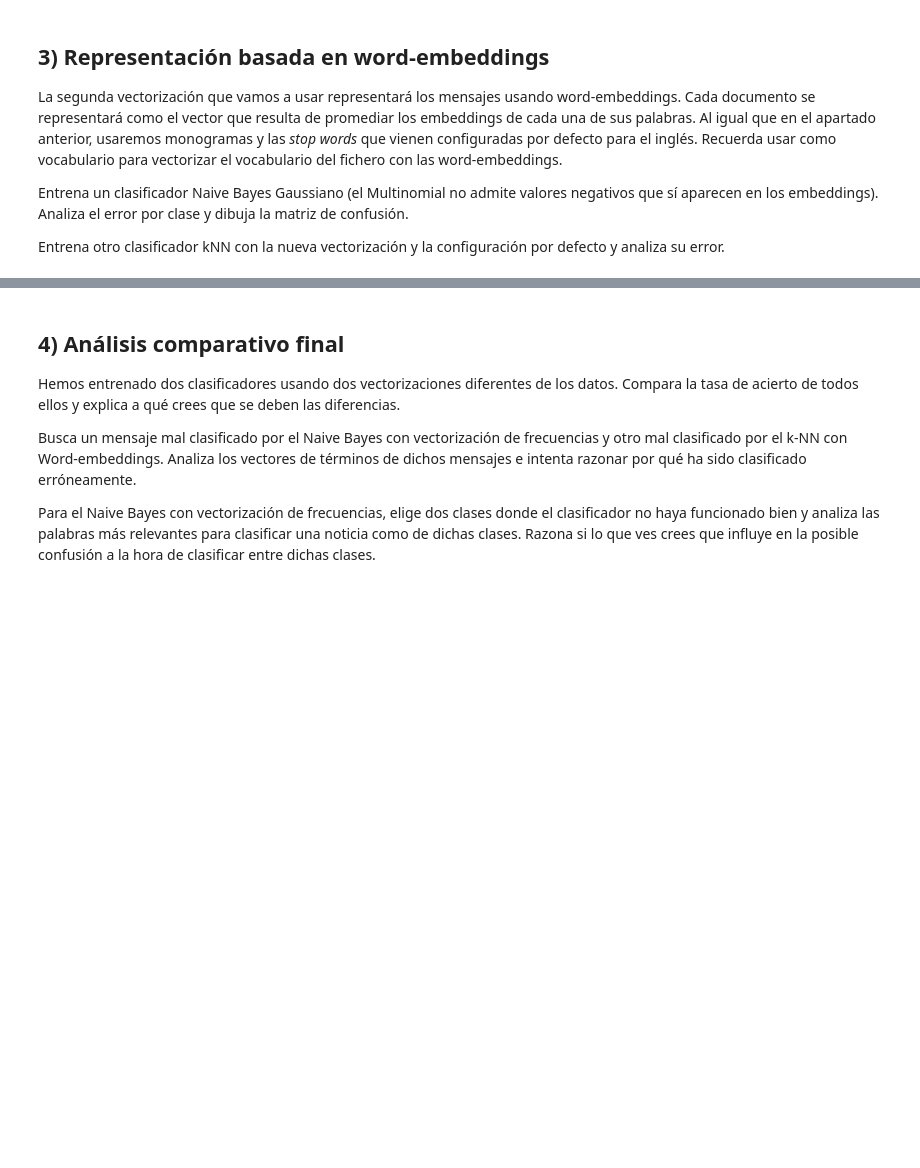
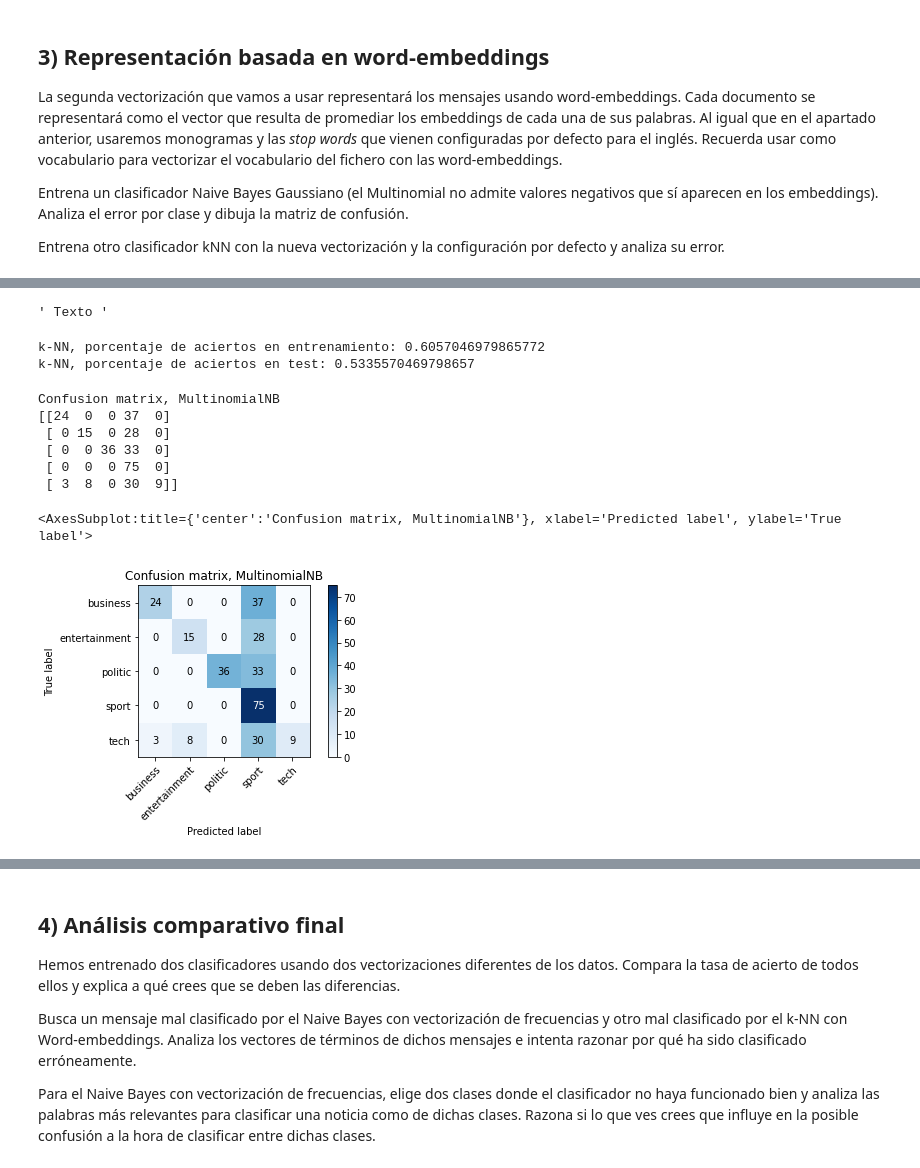
Before and after one commit to Carlanganas98/IA2, a Jupyter notebook: Pr2/Practica_clasif_de_texto_2122_enunciado.ipynb, the cells around one changed output, grey strips where cells are left out. Saved outputs shown, nothing was run; the diff lists cells and outputs as text; code cells hidden in the pictures; blank space fills up the shorter version.

```diff
--- a/Pr2/Practica_clasif_de_texto_2122_enunciado.ipynb
+++ b/Pr2/Practica_clasif_de_texto_2122_enunciado.ipynb
@@ -477,0 +388,2 @@ ValueError: could not convert string to float: '"worldcom'
+# %%
+we_vocabulary = list(model.key_to_index.keys())
@@ -477,0 +455,29 @@ ValueError: could not convert string to float: '"worldcom'
+# %%
+""" Texto """
+# %% [output]
+' Texto '
+# %%
+from sklearn import neighbors
+
+knn_classifier2 = neighbors.KNeighborsClassifier()
+knn_classifier2.fit(train_data_vector2, x_train.Category)
+
+knn_train_predictions2 = knn_classifier2.predict(train_data_vector2)
+knn_test_predictions2 = knn_classifier2.predict(test_data_vector2)
+
+print("k-NN, porcentaje de aciertos en entrenamiento:", np.mean(knn_train_predictions2 == x_train.Category))
+print("k-NN, porcentaje de aciertos en test:", np.mean(knn_test_predictions2 == x_test.Category))
+# %% [output]
+k-NN, porcentaje de aciertos en entrenamiento: 0.6057046979865772
+k-NN, porcentaje de aciertos en test: 0.5335570469798657
+# %%
+plot_confusion_matrix(x_test['Category'], knn_test_predictions2,target_names, normalize=False)
+# %% [output]
+Confusion matrix, MultinomialNB
+[[24  0  0 37  0]
+ [ 0 15  0 28  0]
+ [ 0  0 36 33  0]
+ [ 0  0  0 75  0]
+ [ 3  8  0 30  9]]
+<AxesSubplot:title={'center':'Confusion matrix, MultinomialNB'}, xlabel='Predicted label', ylabel='True label'>
+[figure, added]
```
Also changed, not shown: parts of 33 cells of this notebook, 2 other files.
